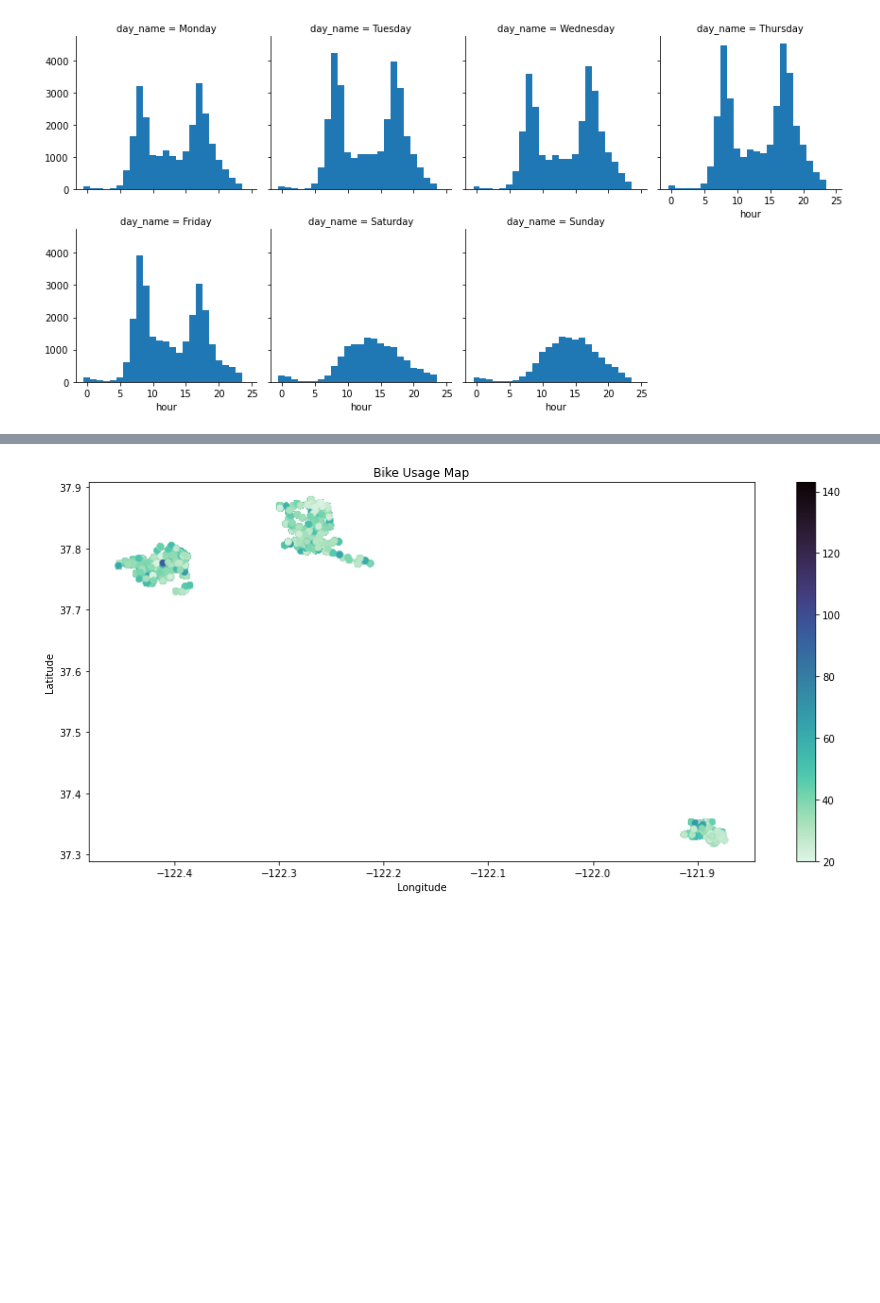
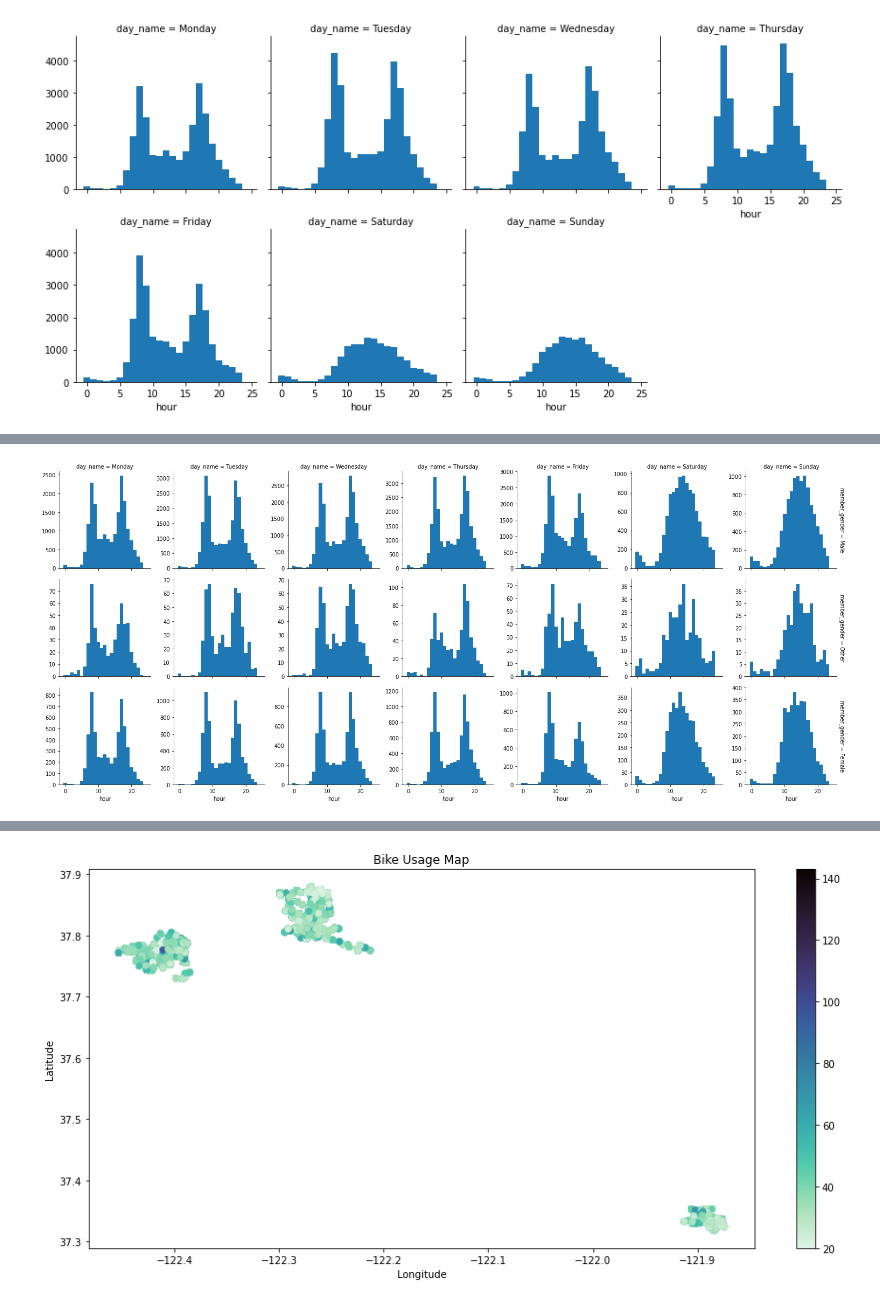
Before and after one commit to chefZau/Bike-System-Data-Exploration, a Jupyter notebook: BikeSystemExploration.ipynb, the cells around one changed output, grey strips where cells are left out. Cells and saved outputs as stored; diff of their text form; code cells hidden in the pictures; blank space fills up the shorter version.

```diff
--- a/BikeSystemExploration.ipynb
+++ b/BikeSystemExploration.ipynb
@@ -428,0 +483,5 @@ df['age'] = 2021 - df['member_birth_year']
+# %%
+g = sns.FacetGrid(data=df, col="day_name", row="member_gender", margin_titles=True, sharey=False)
+g.map(plt.hist, 'hour', bins=bin_edges);
+# %% [output]
+[figure, added]
```
Also changed, not shown: parts of 39 cells of this notebook.
